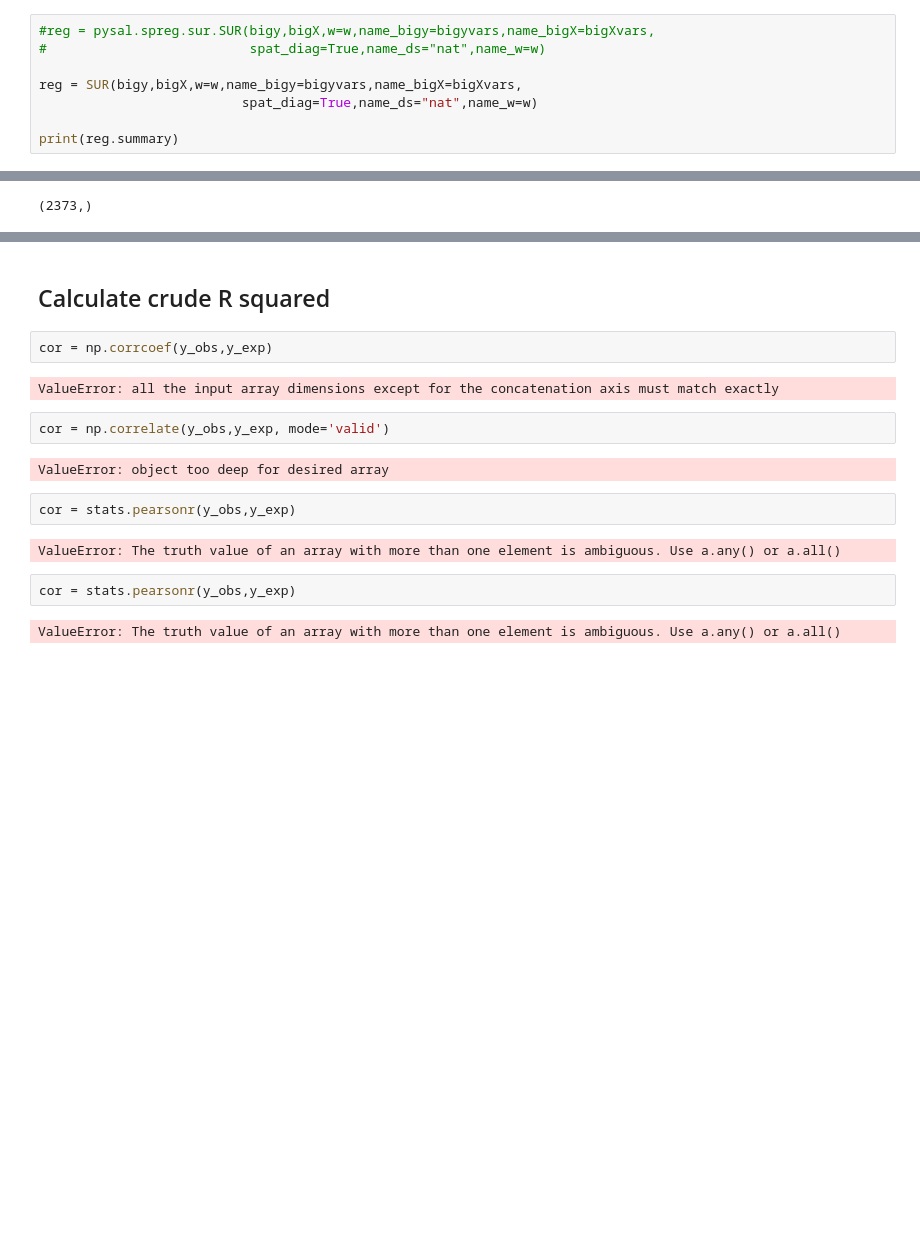
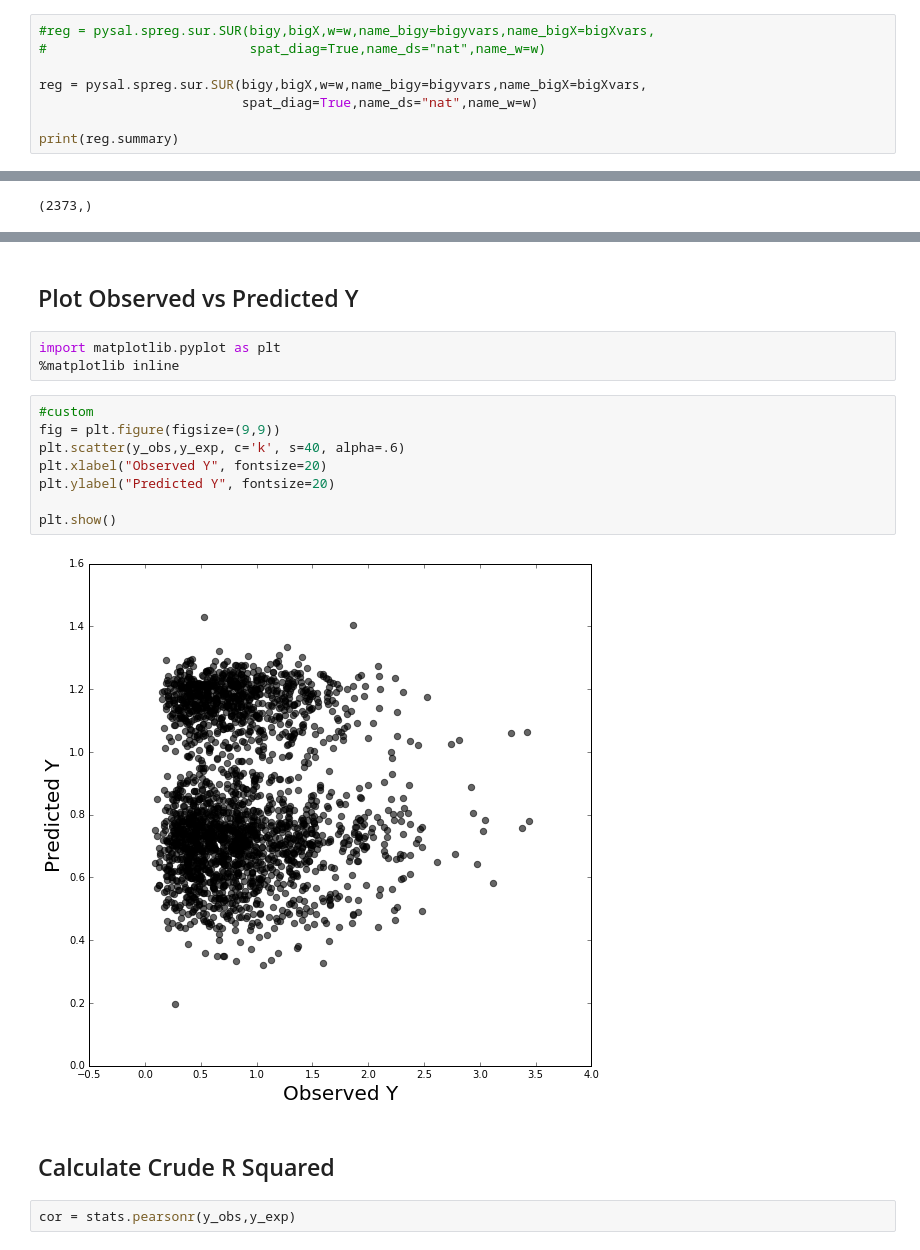
Before and after one commit to Makosak/SpatialDataScience-Notebooks, a Jupyter notebook: ChiFoodAccess_SUR_001214.ipynb, the cells around one changed output, grey strips where cells are left out. Drawn from its saved outputs; the diff is of its cells as text; blank space fills up the shorter version.

```diff
--- a/ChiFoodAccess_SUR_001214.ipynb
+++ b/ChiFoodAccess_SUR_001214.ipynb
@@ -50,7 +50,7 @@ bigy,bigX,bigyvars,bigXvars = sur_dictxy(db,y_var,x_var)
 #reg = pysal.spreg.sur.SUR(bigy,bigX,w=w,name_bigy=bigyvars,name_bigX=bigXvars,
 #                          spat_diag=True,name_ds="nat",name_w=w)
 
-reg = SUR(bigy,bigX,w=w,name_bigy=bigyvars,name_bigX=bigXvars,
+reg = pysal.spreg.sur.SUR(bigy,bigX,w=w,name_bigy=bigyvars,name_bigX=bigXvars,
                           spat_diag=True,name_ds="nat",name_w=w)
 
 print(reg.summary)
@@ -136,18 +146,19 @@ y_2.shape
+# %% [markdown]
+## Plot Observed vs Predicted Y
+# %%
+import matplotlib.pyplot as plt
+%matplotlib inline
+# %%
+#custom
+fig = plt.figure(figsize=(9,9))
+plt.scatter(y_obs,y_exp, c='k', s=40, alpha=.6)
+plt.xlabel("Observed Y", fontsize=20)
+plt.ylabel("Predicted Y", fontsize=20)
+
+plt.show()
+# %% [output]
+[figure, added]
 # %% [markdown]
-## Calculate crude R squared
+## Calculate Crude R Squared
-# %%
-cor = np.corrcoef(y_obs,y_exp)
-# %% [output]
-ValueError: all the input array dimensions except for the concatenation axis must match exactly
-# %%
-cor = np.correlate(y_obs,y_exp, mode='valid')
-# %% [output]
-ValueError: object too deep for desired array
 # %%
 cor = stats.pearsonr(y_obs,y_exp)
-# %% [output]
-ValueError: The truth value of an array with more than one element is ambiguous. Use a.any() or a.all()
-# %%
-cor = stats.pearsonr(y_obs,y_exp)
-# %% [output]
-ValueError: The truth value of an array with more than one element is ambiguous. Use a.any() or a.all()
```
Also changed, not shown: parts of 12 cells of this notebook.
